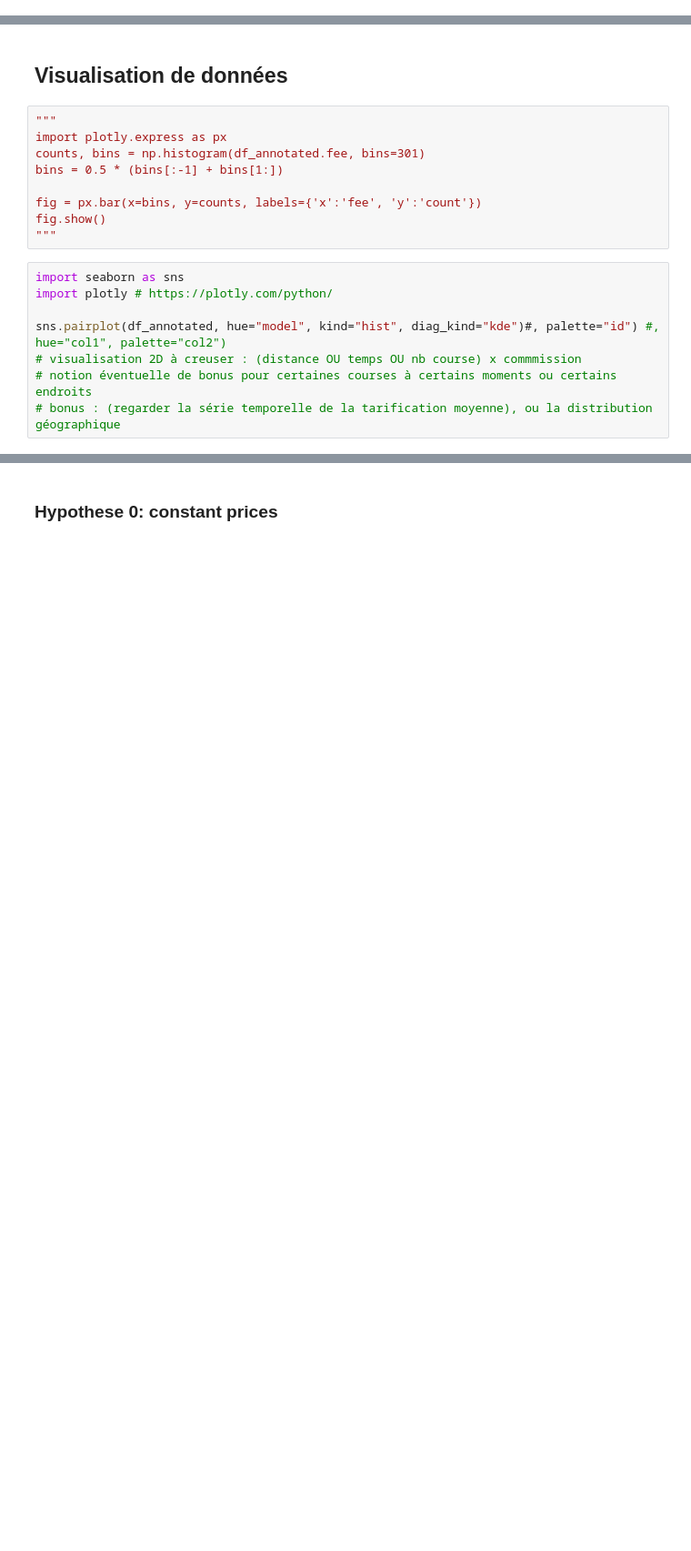
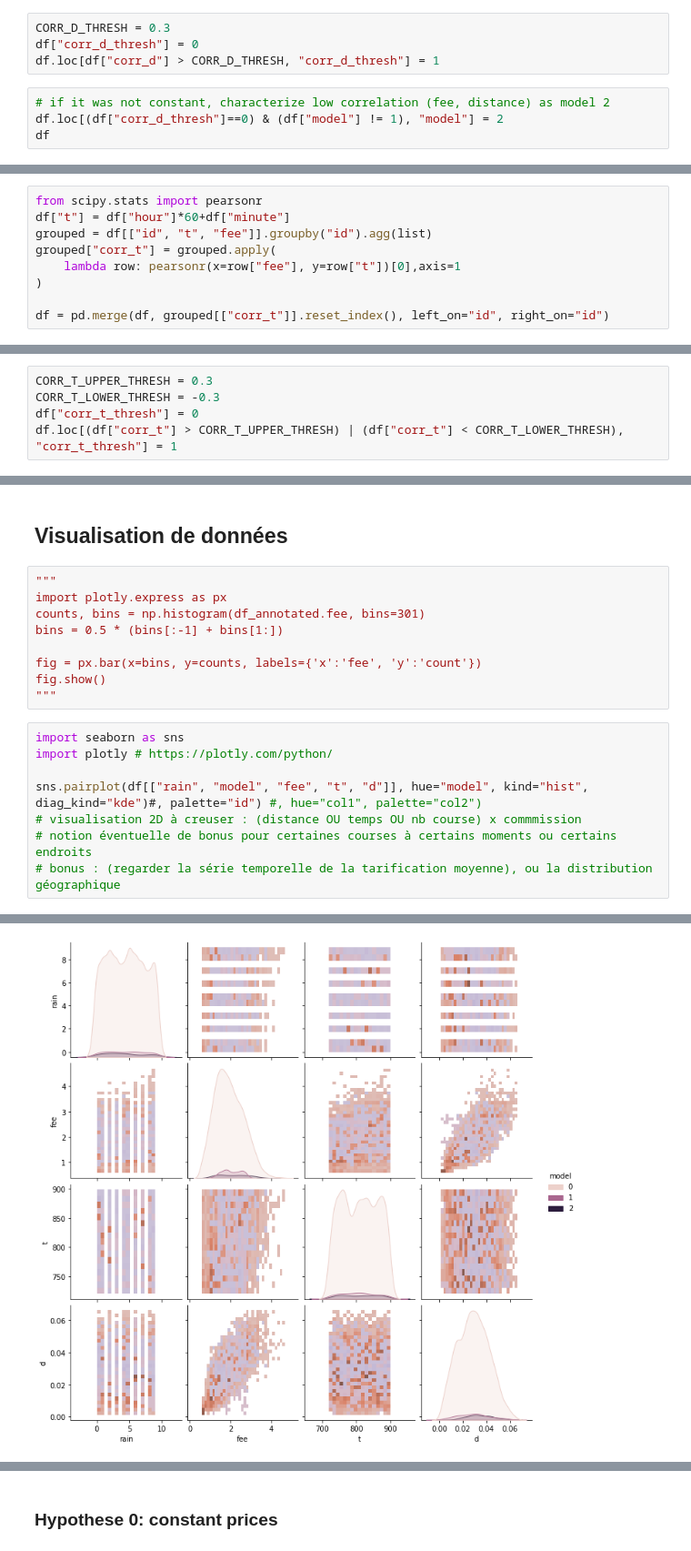
Before and after one commit to pedevineau/Inconnus, a Jupyter notebook: restaurant.ipynb, the cells around one changed output, grey strips where cells are left out. Shown at 91% size. Drawn from its saved outputs; the diff is of its cells as text; blank space fills up the shorter version.

Commit message:
Thresholding and machine learning

```diff
--- a/restaurant.ipynb
+++ b/restaurant.ipynb
@@ -89,0 +144,8 @@ df_annotated = pd.merge(df, restaurant_model[["id", "model"]], left_on="id", rig
+# %%
+CORR_D_THRESH = 0.3
+df["corr_d_thresh"] = 0
+df.loc[df["corr_d"] > CORR_D_THRESH, "corr_d_thresh"] = 1
+# %%
+# if it was not constant, characterize low correlation (fee, distance) as model 2
+df.loc[(df["corr_d_thresh"]==0) & (df["model"] != 1), "model"] = 2
+df
@@ -89,0 +168,9 @@ df_annotated = pd.merge(df, restaurant_model[["id", "model"]], left_on="id", rig
+# %%
+from scipy.stats import pearsonr
+df["t"] = df["hour"]*60+df["minute"]
+grouped = df[["id", "t", "fee"]].groupby("id").agg(list)
+grouped["corr_t"] = grouped.apply(
+    lambda row: pearsonr(x=row["fee"], y=row["t"])[0],axis=1
+)
+
+df = pd.merge(df, grouped[["corr_t"]].reset_index(), left_on="id", right_on="id")
@@ -89,0 +200,5 @@ df_annotated = pd.merge(df, restaurant_model[["id", "model"]], left_on="id", rig
+# %%
+CORR_T_UPPER_THRESH = 0.3
+CORR_T_LOWER_THRESH = -0.3
+df["corr_t_thresh"] = 0
+df.loc[(df["corr_t"] > CORR_T_UPPER_THRESH) | (df["corr_t"] < CORR_T_LOWER_THRESH), "corr_t_thresh"] = 1
@@ -102,7 +219,8 @@ fig.show()
 import seaborn as sns
 import plotly # https://plotly.com/python/
 
-sns.pairplot(df_annotated, hue="model", kind="hist", diag_kind="kde")#, palette="id") #, hue="col1", palette="col2")
+sns.pairplot(df[["rain", "model", "fee", "t", "d"]], hue="model", kind="hist", diag_kind="kde")#, palette="id") #, hue="col1", palette="col2")
 # visualisation 2D à creuser : (distance OU temps OU nb course) x commmission
 # notion éventuelle de bonus pour certaines courses à certains moments ou certains endroits
 # bonus : (regarder la série temporelle de la tarification moyenne), ou la distribution géographique
+# %% [output]
@@ -108,0 +228 @@ sns.pairplot(df_annotated, hue="model", kind="hist", diag_kind="kde")#, palette=
+[figure, added]
```
Also changed, not shown: parts of 27 cells of this notebook.
